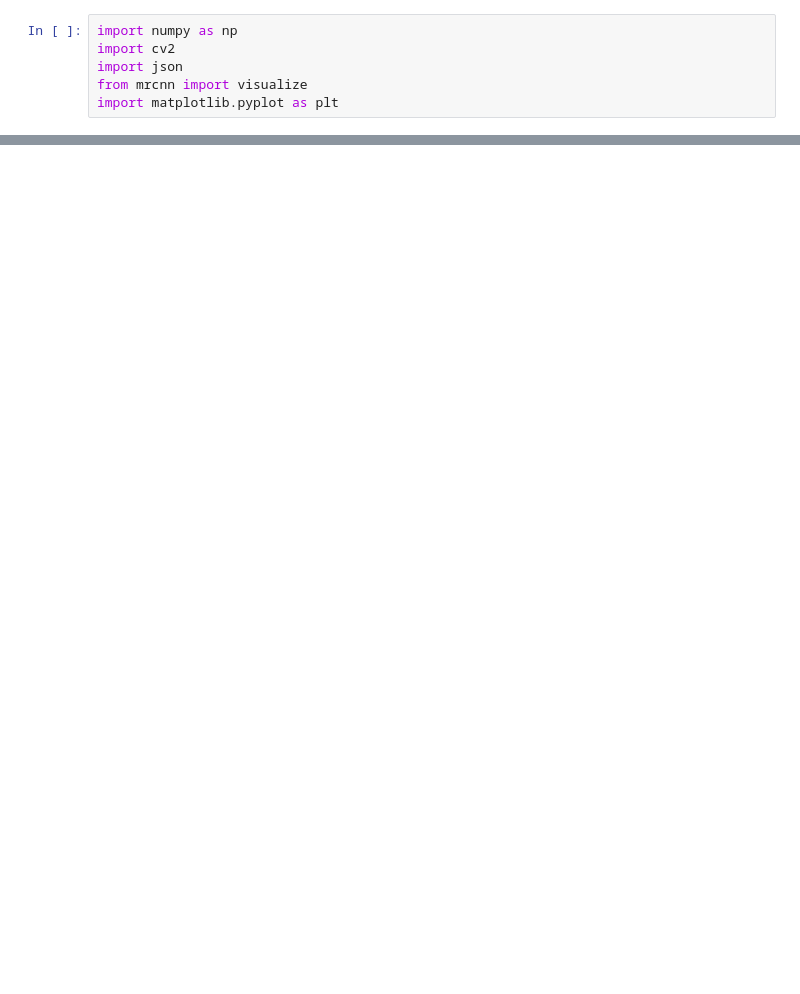
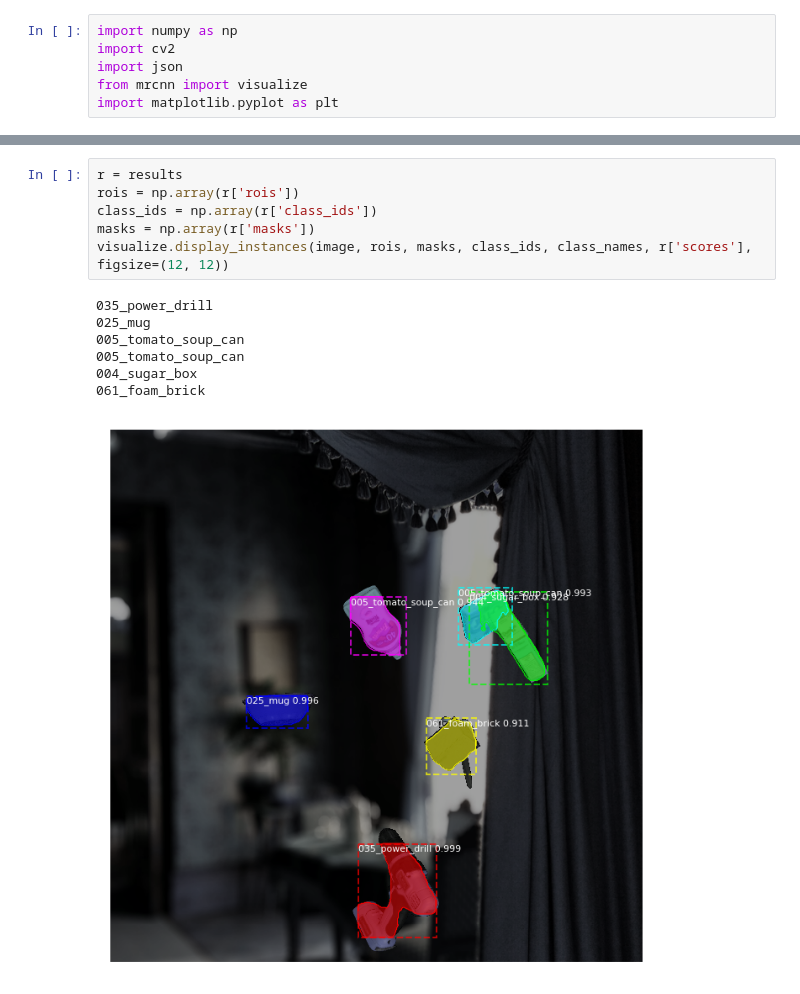
Before and after one commit to CosmosHua/Pose_Estimation, a Jupyter notebook: samples/ycbv/inspect_inference.ipynb, the cells around one changed output, grey strips where cells are left out. Cells and saved outputs as stored; diff of their text form; blank space fills up the shorter version.

```diff
--- a/samples/ycbv/inspect_inference.ipynb
+++ b/samples/ycbv/inspect_inference.ipynb
@@ -43,0 +43,14 @@ visualize.display_instances(image, rois, masks, class_ids, class_names, r['score
+# %%
+r = results
+rois = np.array(r['rois'])
+class_ids = np.array(r['class_ids'])
+masks = np.array(r['masks'])
+visualize.display_instances(image, rois, masks, class_ids, class_names, r['scores'], figsize=(12, 12))
+# %% [output]
+035_power_drill
+025_mug
+005_tomato_soup_can
+005_tomato_soup_can
+004_sugar_box
+061_foam_brick
+[figure, added]
```
Also changed, not shown: parts of 2 cells of this notebook, 2 other files.
